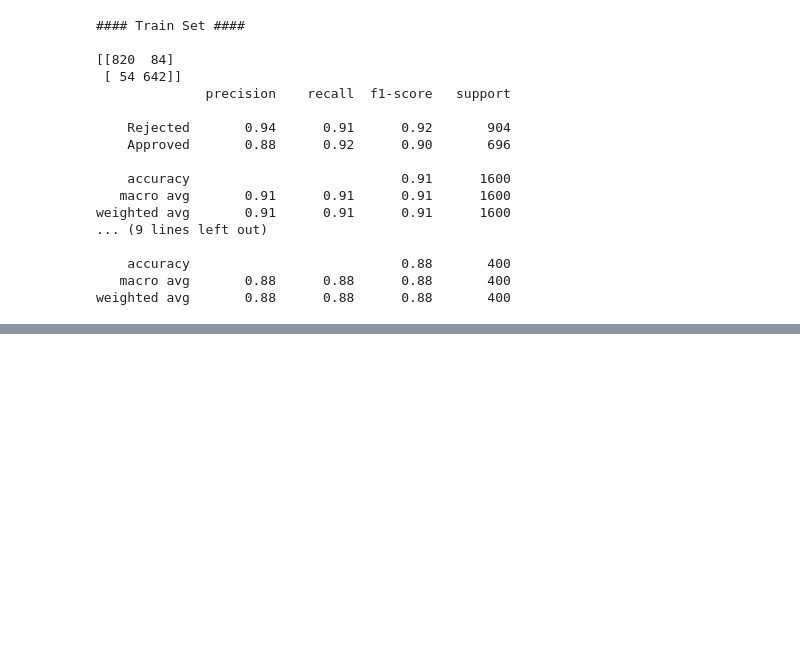
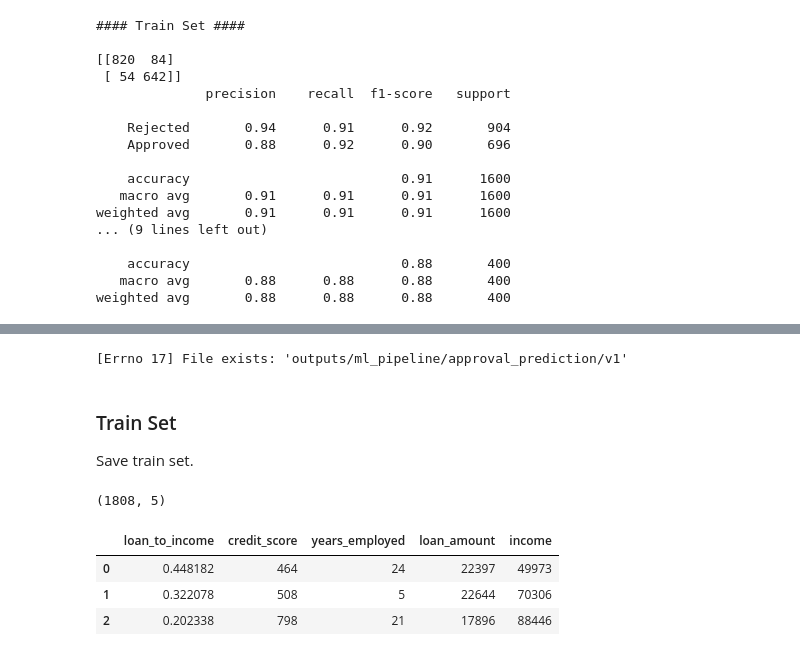
Before and after one commit to DavidRC-Projects/Approval_Predict, a Jupyter notebook: jupyter_notebooks/06 - Modeling and Evaluation.ipynb, the cells around one changed output, grey strips where cells are left out. Saved outputs shown, nothing was run; the diff lists cells and outputs as text; code cells hidden in the pictures; blank space fills up the shorter version.

```diff
--- a/jupyter_notebooks/06 - Modeling and Evaluation.ipynb
+++ b/jupyter_notebooks/06 - Modeling and Evaluation.ipynb
@@ -464,0 +465,25 @@ weighted avg       0.88      0.88      0.88       400
+# %%
+import joblib
+
+version = "v1"
+file_path = f"outputs/ml_pipeline/approval_prediction/{version}"
+
+try:
+    os.makedirs(name=file_path)
+except Exception as e:
+    print(e)
+# %% [output]
+[Errno 17] File exists: 'outputs/ml_pipeline/approval_prediction/v1'
+# %% [markdown]
+### Train Set
+
+Save train set.
+# %%
+print(X_train_bal.shape)
+X_train_bal.head(3)
+# %% [output]
+(1808, 5)
+|  | loan_to_income | credit_score | years_employed | loan_amount | income |
+| 0 | 0.448182 | 464 | 24 | 22397 | 49973 |
+| 1 | 0.322078 | 508 | 5 | 22644 | 70306 |
+| 2 | 0.202338 | 798 | 21 | 17896 | 88446 |
```
Also changed, not shown: parts of 21 cells of this notebook, 3 other files.
